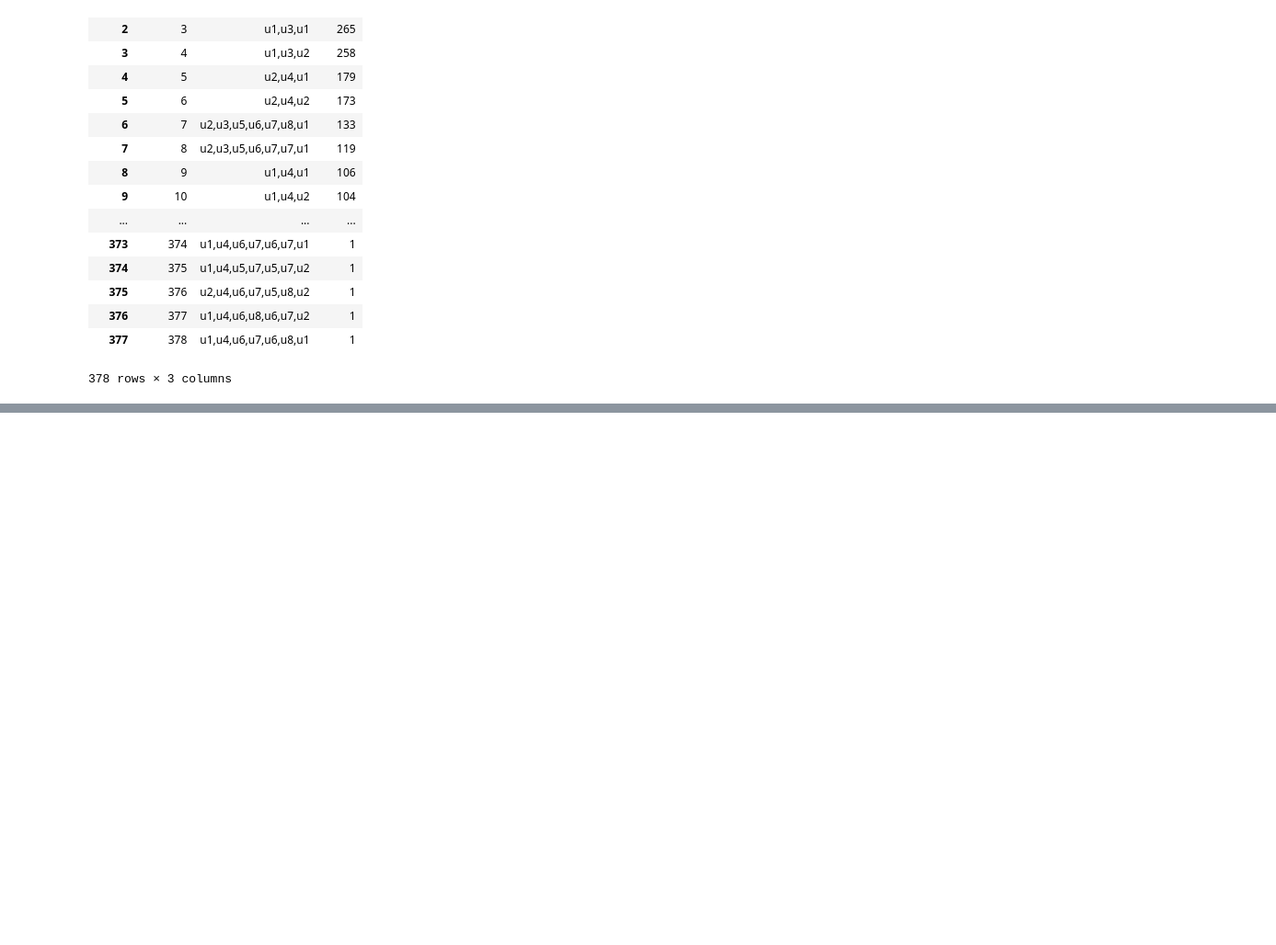
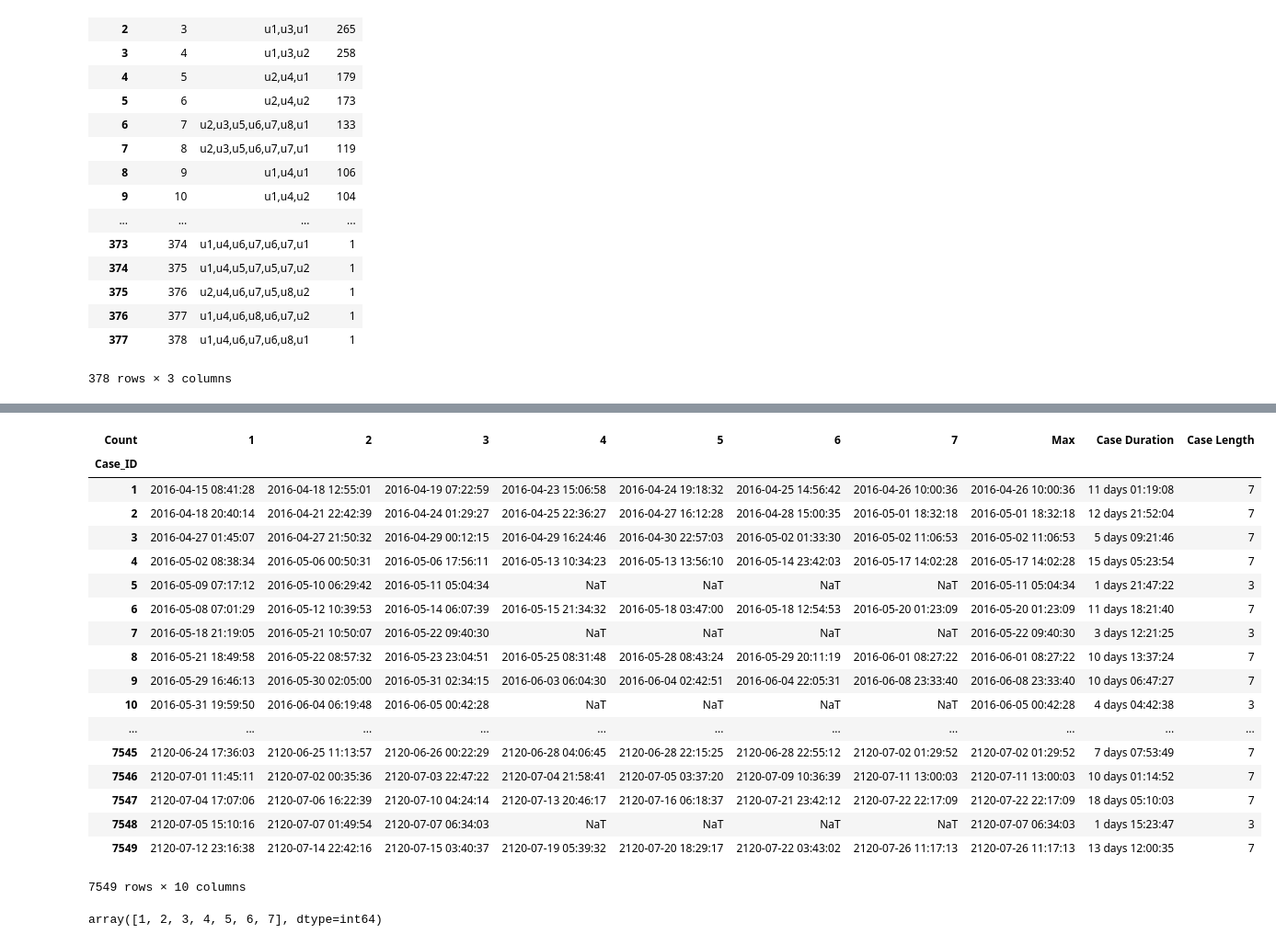
Before and after one commit to nkwachiabel/Process-Mining-A-Primer, a Jupyter notebook: Process Mining 2.ipynb, the cells around one changed output, grey strips where cells are left out. Shown at 92% size. Drawn from its saved outputs; the diff is of its cells as text; code cells hidden in the pictures; blank space fills up the shorter version.

```diff
--- a/Process Mining 2.ipynb
+++ b/Process Mining 2.ipynb
@@ -127,3 +127,7 @@ df_pivot_2
 378 rows × 3 columns
 # %%
 df_pivot_2.to_csv('Case_Count_2.csv', index=False)
+# %%
+#DF CASE
+df_case = df_sort.copy()
+df_case
@@ -129,0 +153,7 @@ df_pivot_2.to_csv('Case_Count_2.csv', index=False)
+# %%
+df_case['Timestamp'] = pd.to_datetime(df['Timestamp'])
+df_case = df_case.pivot(index='Case_ID',columns='Count', values='Timestamp')
+df_case['Max'] = df_case.apply(max, axis=1)
+df_case['Case Duration'] = df_case['Max'] - df_case[1]
+
+df_case
@@ -129,0 +180,31 @@ df_pivot_2.to_csv('Case_Count_2.csv', index=False)
+# %%
+max_length = df_sort['Count'].max()
+# %%
+df_case['Case Length'] = max_length-df_case.isnull().sum(axis=1)
+# %%
+df_case
+# %% [output]
+| Count | 1 | 2 | 3 | 4 | 5 | 6 | 7 | Max | Case Duration | Case Length |
+| Case_ID |  |  |  |  |  |  |  |  |  |  |
+| 1 | 2016-04-15 08:41:28 | 2016-04-18 12:55:01 | 2016-04-19 07:22:59 | 2016-04-23 15:06:58 | 2016-04-24 19:18:32 | 2016-04-25 14:56:42 | 2016-04-26 10:00:36 | 2016-04-26 10:00:36 | 11 days 01:19:08 | 7 |
+| 2 | 2016-04-18 20:40:14 | 2016-04-21 22:42:39 | 2016-04-24 01:29:27 | 2016-04-25 22:36:27 | 2016-04-27 16:12:28 | 2016-04-28 15:00:35 | 2016-05-01 18:32:18 | 2016-05-01 18:32:18 | 12 days 21:52:04 | 7 |
+| 3 | 2016-04-27 01:45:07 | 2016-04-27 21:50:32 | 2016-04-29 00:12:15 | 2016-04-29 16:24:46 | 2016-04-30 22:57:03 | 2016-05-02 01:33:30 | 2016-05-02 11:06:53 | 2016-05-02 11:06:53 | 5 days 09:21:46 | 7 |
+| 4 | 2016-05-02 08:38:34 | 2016-05-06 00:50:31 | 2016-05-06 17:56:11 | 2016-05-13 10:34:23 | 2016-05-13 13:56:10 | 2016-05-14 23:42:03 | 2016-05-17 14:02:28 | 2016-05-17 14:02:28 | 15 days 05:23:54 | 7 |
+| 5 | 2016-05-09 07:17:12 | 2016-05-10 06:29:42 | 2016-05-11 05:04:34 | NaT | NaT | NaT | NaT | 2016-05-11 05:04:34 | 1 days 21:47:22 | 3 |
+| 6 | 2016-05-08 07:01:29 | 2016-05-12 10:39:53 | 2016-05-14 06:07:39 | 2016-05-15 21:34:32 | 2016-05-18 03:47:00 | 2016-05-18 12:54:53 | 2016-05-20 01:23:09 | 2016-05-20 01:23:09 | 11 days 18:21:40 | 7 |
+| 7 | 2016-05-18 21:19:05 | 2016-05-21 10:50:07 | 2016-05-22 09:40:30 | NaT | NaT | NaT | NaT | 2016-05-22 09:40:30 | 3 days 12:21:25 | 3 |
+| 8 | 2016-05-21 18:49:58 | 2016-05-22 08:57:32 | 2016-05-23 23:04:51 | 2016-05-25 08:31:48 | 2016-05-28 08:43:24 | 2016-05-29 20:11:19 | 2016-06-01 08:27:22 | 2016-06-01 08:27:22 | 10 days 13:37:24 | 7 |
+| 9 | 2016-05-29 16:46:13 | 2016-05-30 02:05:00 | 2016-05-31 02:34:15 | 2016-06-03 06:04:30 | 2016-06-04 02:42:51 | 2016-06-04 22:05:31 | 2016-06-08 23:33:40 | 2016-06-08 23:33:40 | 10 days 06:47:27 | 7 |
+| 10 | 2016-05-31 19:59:50 | 2016-06-04 06:19:48 | 2016-06-05 00:42:28 | NaT | NaT | NaT | NaT | 2016-06-05 00:42:28 | 4 days 04:42:38 | 3 |
+| ... | ... | ... | ... | ... | ... | ... | ... | ... | ... | ... |
+| 7545 | 2120-06-24 17:36:03 | 2120-06-25 11:13:57 | 2120-06-26 00:22:29 | 2120-06-28 04:06:45 | 2120-06-28 22:15:25 | 2120-06-28 22:55:12 | 2120-07-02 01:29:52 | 2120-07-02 01:29:52 | 7 days 07:53:49 | 7 |
+| 7546 | 2120-07-01 11:45:11 | 2120-07-02 00:35:36 | 2120-07-03 22:47:22 | 2120-07-04 21:58:41 | 2120-07-05 03:37:20 | 2120-07-09 10:36:39 | 2120-07-11 13:00:03 | 2120-07-11 13:00:03 | 10 days 01:14:52 | 7 |
+| 7547 | 2120-07-04 17:07:06 | 2120-07-06 16:22:39 | 2120-07-10 04:24:14 | 2120-07-13 20:46:17 | 2120-07-16 06:18:37 | 2120-07-21 23:42:12 | 2120-07-22 22:17:09 | 2120-07-22 22:17:09 | 18 days 05:10:03 | 7 |
+| 7548 | 2120-07-05 15:10:16 | 2120-07-07 01:49:54 | 2120-07-07 06:34:03 | NaT | NaT | NaT | NaT | 2120-07-07 06:34:03 | 1 days 15:23:47 | 3 |
+| 7549 | 2120-07-12 23:16:38 | 2120-07-14 22:42:16 | 2120-07-15 03:40:37 | 2120-07-19 05:39:32 | 2120-07-20 18:29:17 | 2120-07-22 03:43:02 | 2120-07-26 11:17:13 | 2120-07-26 11:17:13 | 13 days 12:00:35 | 7 |
+7549 rows × 10 columns
+# %%
+df_columns = df_sort['Count'].unique()
+df_columns
+# %% [output]
+array([1, 2, 3, 4, 5, 6, 7], dtype=int64)
```
Also changed, not shown: parts of 15 cells of this notebook, 2 other files.
